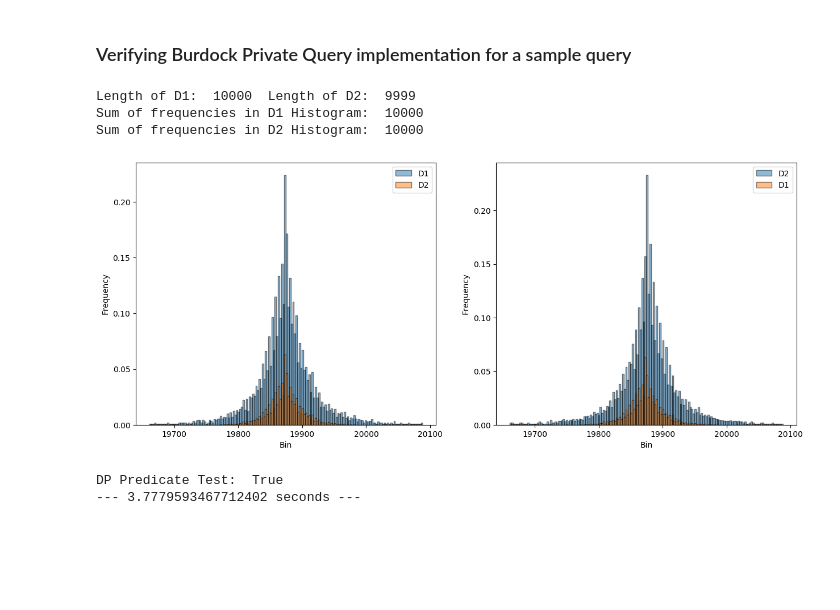
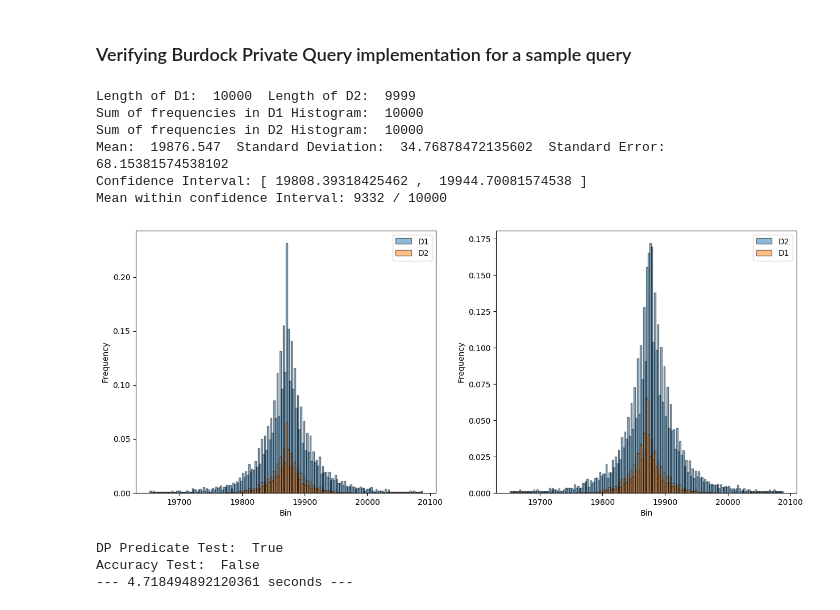
Before and after one commit to opendp/smartnoise-sdk, a Jupyter notebook: evaluation/Differential Privacy Verification.ipynb, the cells around one changed output. Saved outputs shown, nothing was run; the diff lists cells and outputs as text; code cells hidden in the pictures; blank space fills up the shorter version.

```diff
--- a/evaluation/Differential Privacy Verification.ipynb
+++ b/evaluation/Differential Privacy Verification.ipynb
@@ -262,15 +262,20 @@ DP Predicate Test: False
 # %%
 start_time = time.time()
 # Applying same query on neighboring datasets
 d1_query = "SELECT SUM(Usage) AS TotalUsage FROM d1.d1"
 d2_query = "SELECT SUM(Usage) AS TotalUsage FROM d2.d2"
-dp_res = dv.dp_query_test(d1_query, d2_query, plot=True, repeat_count=10000)
+dp_res, acc_res = dv.dp_query_test(d1_query, d2_query, plot=True, repeat_count=10000)
 print("DP Predicate Test: ", dp_res)
+print("Accuracy Test: ", acc_res)
 print("--- %s seconds ---" % (time.time() - start_time))
 # %% [output]
 Length of D1:  10000  Length of D2:  9999
 Sum of frequencies in D1 Histogram:  10000
 Sum of frequencies in D2 Histogram:  10000
+Mean:  19876.547  Standard Deviation:  34.76878472135602  Standard Error:  68.15381574538102
+Confidence Interval: [ 19808.39318425462 ,  19944.70081574538 ]
+Mean within confidence Interval: 9332 / 10000
-[figure, old version]
+[figure, new version]
 DP Predicate Test:  True
---- 3.7779593467712402 seconds ---
+Accuracy Test:  False
+--- 4.718494892120361 seconds ---
```
Also changed, not shown: parts of 5 cells of this notebook, 1 other file.
